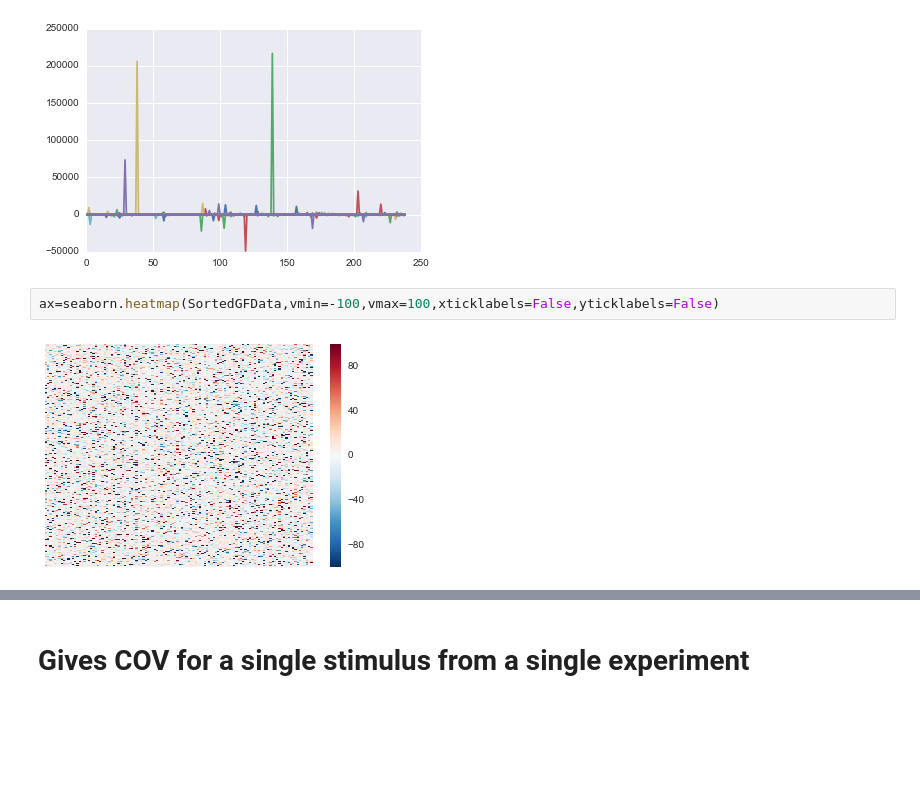
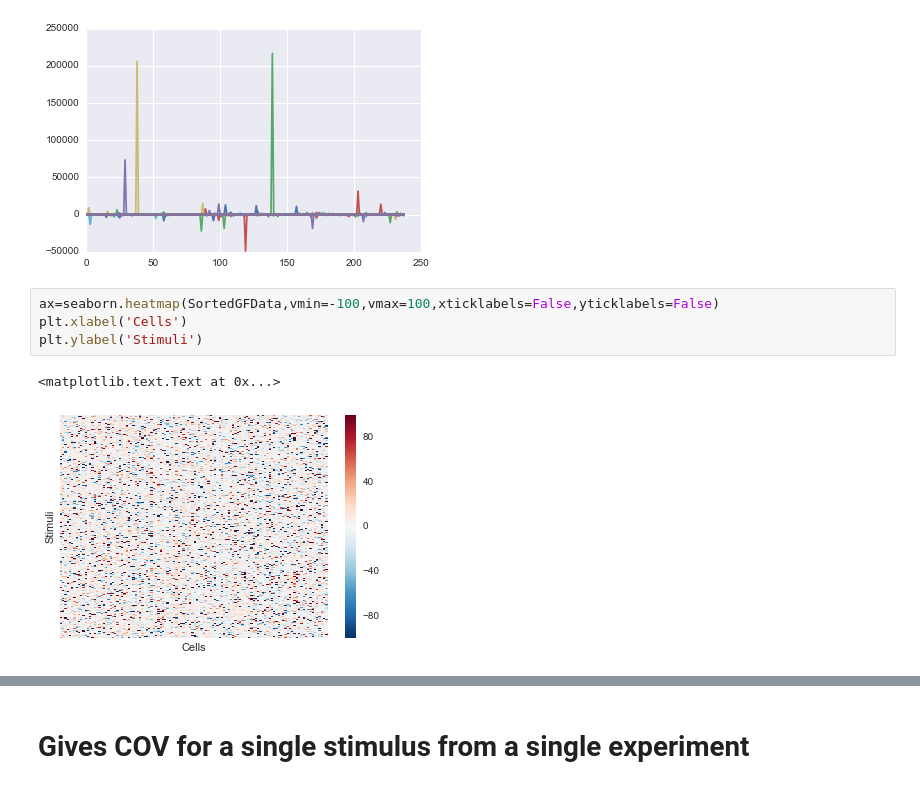
Before and after one commit to annieliu77/SWDB2016, a Jupyter notebook: Variability.ipynb, the cells around one changed output, grey strips where cells are left out. Saved outputs shown, nothing was run; the diff lists cells and outputs as text; blank space fills up the shorter version.

Commit message:
Update
Updated files - fixed Variability cell specimen ID indexing and
completed variability with data frame script

```diff
--- a/Variability.ipynb
+++ b/Variability.ipynb
@@ -127,5 +150,8 @@ plt.plot(SortedGFData)
 [figure]
 # %%
 ax=seaborn.heatmap(SortedGFData,vmin=-100,vmax=100,xticklabels=False,yticklabels=False)
+plt.xlabel('Cells')
+plt.ylabel('Stimuli')
 # %% [output]
+<matplotlib.text.Text at 0x...>
-[figure, old version]
+[figure, new version]
```
Also changed, not shown: parts of 7 cells of this notebook, 1 other file.
